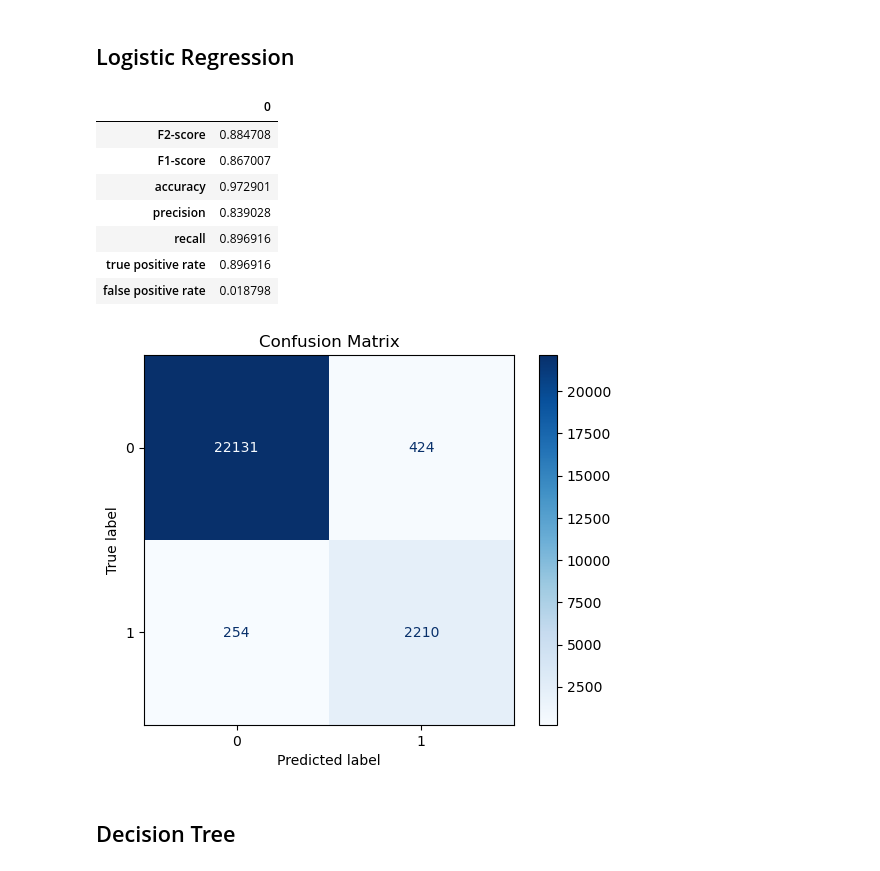
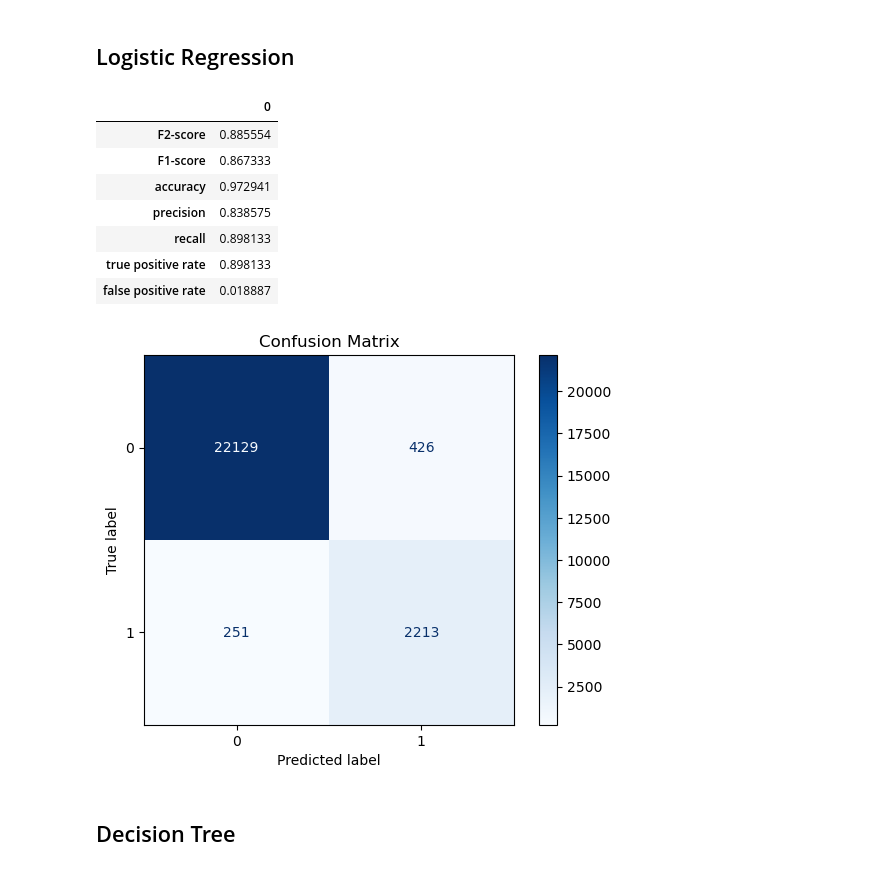
Before and after one commit to dian-farah/Interpol_Biometric_Prediction, a Jupyter notebook: Pillar 3 (Biometric Prediction)/Pillar 3 (Biometric Prediction).ipynb, the cells around one changed output. Saved outputs shown, nothing was run; the diff lists cells and outputs as text; code cells hidden in the pictures.

```diff
--- a/Pillar 3 (Biometric Prediction)/Pillar 3 (Biometric Prediction).ipynb
+++ b/Pillar 3 (Biometric Prediction)/Pillar 3 (Biometric Prediction).ipynb
@@ -468,44 +468,44 @@ def local_train_test_split(df, target = 'client_match_label'):
     return model_selection.train_test_split(df.drop(target, axis=1), df[target], random_state=42)
 X_train, X_test, y_train, y_test = local_train_test_split(client_sanctions)
 
-logit = linear_model.LogisticRegression(l1_ratio=0, C=c, solver='saga', max_iter=500)
+logit = linear_model.LogisticRegression(l1_ratio=0, solver='saga', max_iter=500)
 
 logit.fit(X_train, y_train)
 y_pred = logit.predict(X_test)
 
 # calculate accuracy
 accuracy = calculate_accuracy(y_test, y_pred)
 # calculate precision
 prec = calculate_precision(y_test, y_pred)
 # calculate recall
 recall = calculate_recall(y_test, y_pred)
 # calculate true positive rate
 tpr = true_positive_rate(y_test, y_pred)
 # calculate false positive rate
 fpr = false_positive_rate(y_test, y_pred)
 # calculate f1 score
 f1 = calculate_f1(y_test, y_pred)
 # calculate f2 score
 f2 = calculate_f2(y_test, y_pred)
 
 # display metrics
 display(pd.DataFrame([f2, f1, accuracy, prec, recall, tpr, fpr], index=['F2-score', 'F1-score', 'accuracy', 'precision', 'recall', 'true positive rate', 'false positive rate']))
 
 # display confusion matrix
-cm = metrics.confusion_matrix(y_test, y_pred)
+cm = confusion_matrix(y_test, y_pred)
 disp = ConfusionMatrixDisplay(confusion_matrix=cm)
 disp.plot(cmap=plt.cm.Blues)
 plt.title("Confusion Matrix")
 plt.show()
 # %% [output]
 |  | 0 |
-| F2-score | 0.884708 |
-| F1-score | 0.867007 |
-| accuracy | 0.972901 |
-| precision | 0.839028 |
-| recall | 0.896916 |
-| true positive rate | 0.896916 |
-| false positive rate | 0.018798 |
+| F2-score | 0.885554 |
+| F1-score | 0.867333 |
+| accuracy | 0.972941 |
+| precision | 0.838575 |
+| recall | 0.898133 |
+| true positive rate | 0.898133 |
+| false positive rate | 0.018887 |
 [figure]
 # %% [markdown]
 ## Decision Tree
```
Also changed, not shown: parts of 17 cells of this notebook.
